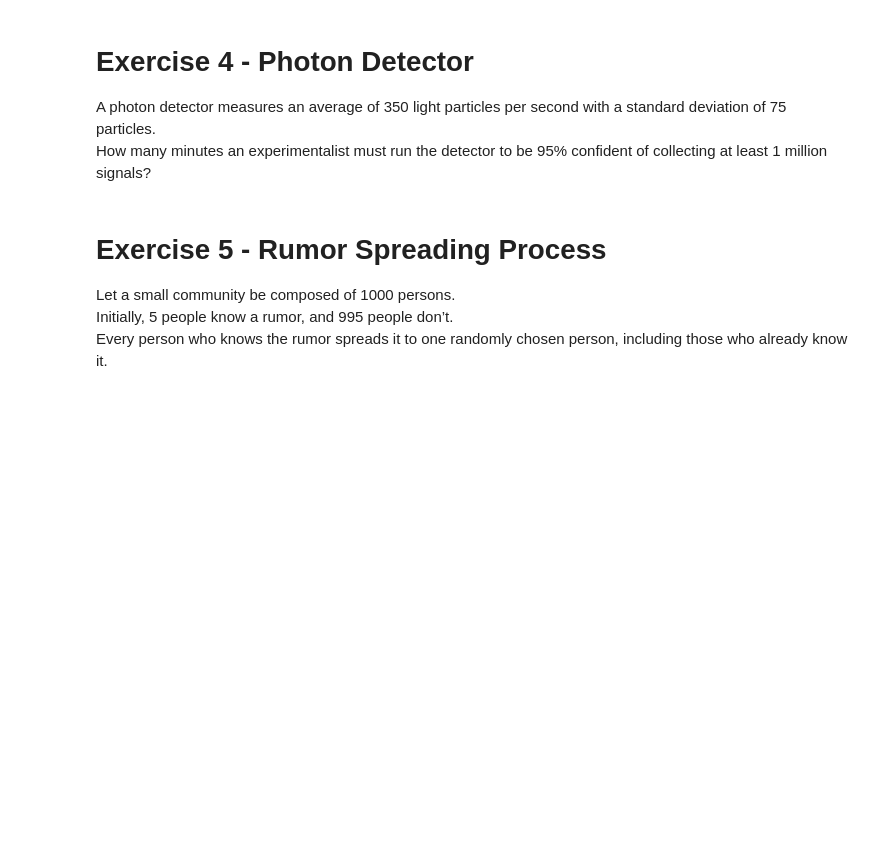
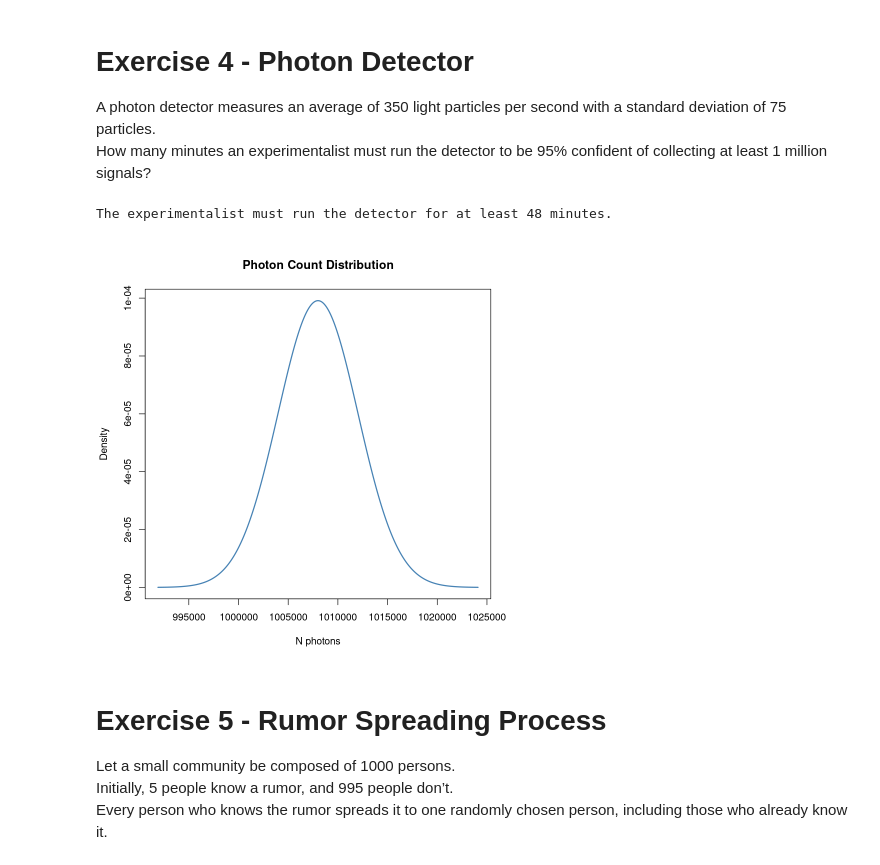
Before and after one commit to AlbertoCasellato/AdvancedStatistics, a Jupyter notebook: Ex2/AlbertoCasellato_Lab2.ipynb, the cells around one changed output. Drawn from its saved outputs; the diff is of its cells as text; code cells hidden in the pictures; blank space fills up the shorter version.

```diff
--- a/Ex2/AlbertoCasellato_Lab2.ipynb
+++ b/Ex2/AlbertoCasellato_Lab2.ipynb
@@ -188,7 +188,29 @@ Chebyshev bound: P(X ≥ 30) ≤ 0.009451796
 A photon detector measures an average of 350 light particles per second with a standard deviation of 75 particles.\
 How many minutes an experimentalist must run the detector to be 95% confident of collecting at least 1 million signals?
 # %%
-# TODO
+t <- 1 # minutes
+while (TRUE) {
+    t_sec <- 60 * t # seconds
+
+    mu <- 350 * t_sec
+    sd <- 75 * sqrt(t_sec)
+
+    if (qnorm(0.05, mu, sd) >= 1e6) {
+        break
+    }
+
+    t <- t + 1
+}
+
+x <- as.integer(mu-4*sd):as.integer(mu+4*sd)
+plot(x, dnorm(x, mu, sd),
+     type="l", col="steelblue", lwd=2,
+     xlab="N photons", ylab="Density", main="Photon Count Distribution"
+)
+cat("The experimentalist must run the detector for at least", t, "minutes.")
+# %% [output]
+The experimentalist must run the detector for at least 48 minutes.
+[figure, added]
 # %% [markdown]
 # Exercise 5 - Rumor Spreading Process
 Let a small community be composed of 1000 persons.\
```
Also changed, not shown: parts of 8 cells of this notebook.
